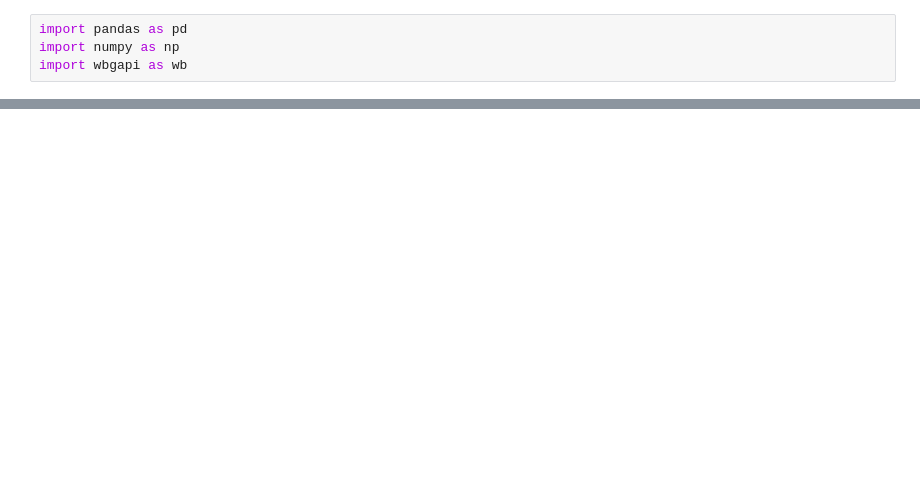
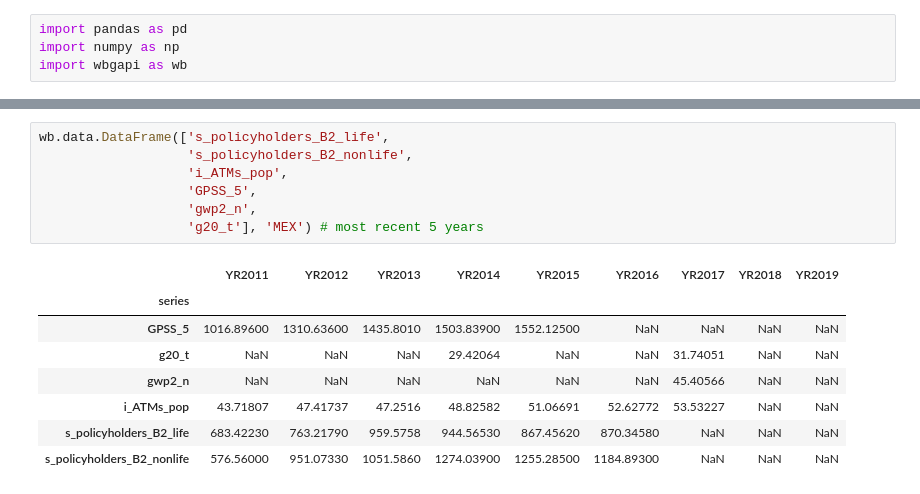
Before and after one commit to datakind/datakit-financial-inclusion-2025, a Jupyter notebook: challenge/mexico_wealth_analysis/mexico_bank_accounts.ipynb, the cells around one changed output, grey strips where cells are left out. Saved outputs shown, nothing was run; the diff lists cells and outputs as text; blank space fills up the shorter version.

```diff
--- a/challenge/mexico_wealth_analysis/mexico_bank_accounts.ipynb
+++ b/challenge/mexico_wealth_analysis/mexico_bank_accounts.ipynb
@@ -47,0 +57,16 @@ Series
+# %%
+wb.data.DataFrame(['s_policyholders_B2_life',
+                   's_policyholders_B2_nonlife',
+                   'i_ATMs_pop',
+                   'GPSS_5',
+                   'gwp2_n',
+                   'g20_t'], 'MEX') # most recent 5 years
+# %% [output]
+|  | YR2011 | YR2012 | YR2013 | YR2014 | YR2015 | YR2016 | YR2017 | YR2018 | YR2019 |
+| series |  |  |  |  |  |  |  |  |  |
+| GPSS_5 | 1016.89600 | 1310.63600 | 1435.8010 | 1503.83900 | 1552.12500 | NaN | NaN | NaN | NaN |
+| g20_t | NaN | NaN | NaN | 29.42064 | NaN | NaN | 31.74051 | NaN | NaN |
+| gwp2_n | NaN | NaN | NaN | NaN | NaN | NaN | 45.40566 | NaN | NaN |
+| i_ATMs_pop | 43.71807 | 47.41737 | 47.2516 | 48.82582 | 51.06691 | 52.62772 | 53.53227 | NaN | NaN |
+| s_policyholders_B2_life | 683.42230 | 763.21790 | 959.5758 | 944.56530 | 867.45620 | 870.34580 | NaN | NaN | NaN |
+| s_policyholders_B2_nonlife | 576.56000 | 951.07330 | 1051.5860 | 1274.03900 | 1255.28500 | 1184.89300 | NaN | NaN | NaN |
```
Also changed, not shown: parts of 7 cells of this notebook, 7 other files.
